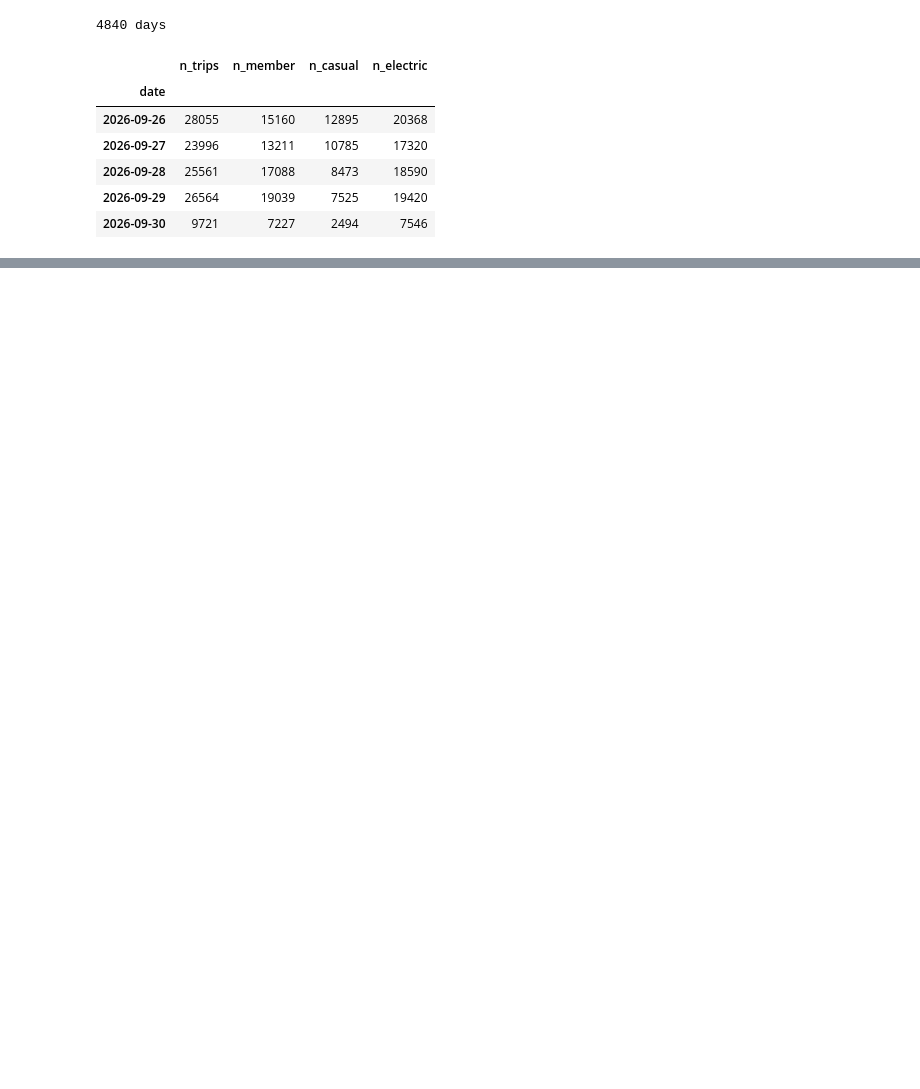
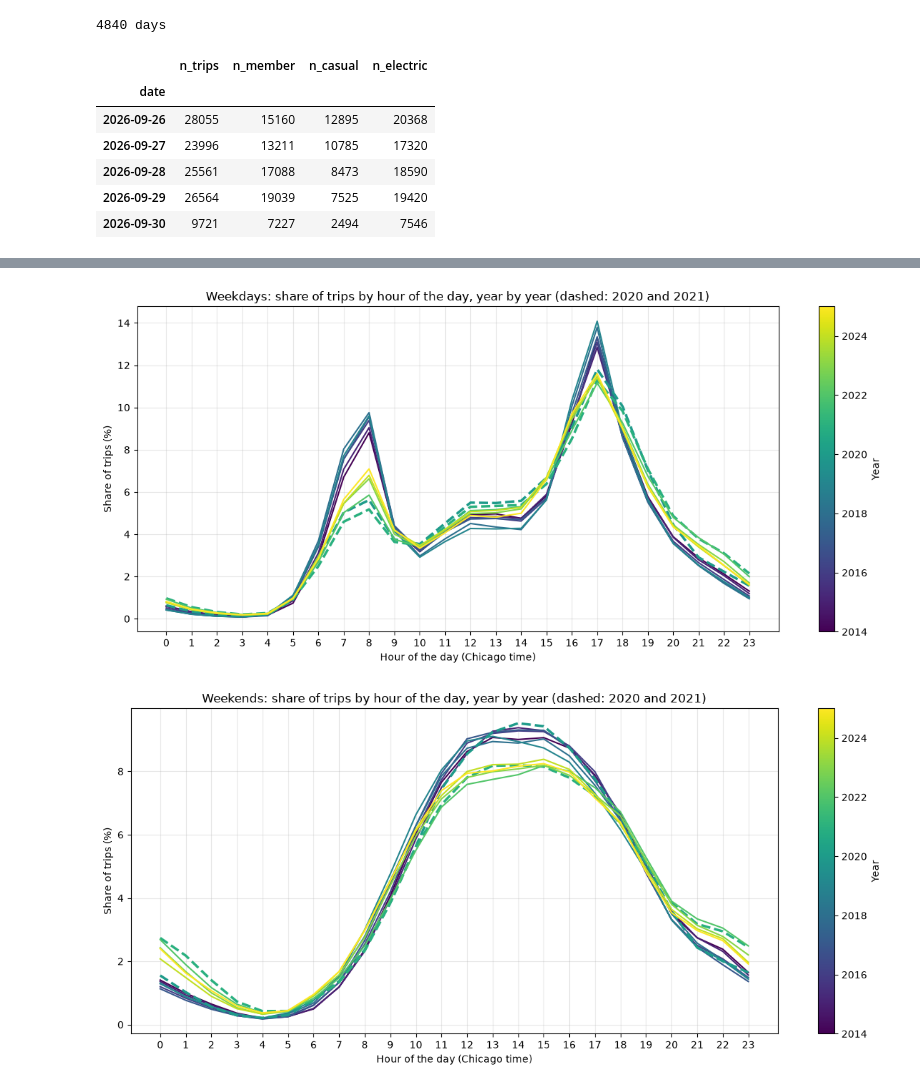
Before and after one commit to laure-cio/ADA-project2026, a Jupyter notebook: jeanne.ipynb, the cells around one changed output, grey strips where cells are left out. Saved outputs shown, nothing was run; the diff lists cells and outputs as text; code cells hidden in the pictures; blank space fills up the shorter version.

```diff
--- a/jeanne.ipynb
+++ b/jeanne.ipynb
@@ -17,0 +45,10 @@ daily_city.tail()
+# %%
+missing = []
+for f in sorted(glob.glob("data/clean/*__*.parquet")):
+    df = pd.read_parquet(f, columns=["started_at", "user_type", "bike_type"])
+    n = df.isna().sum()
+    if n.sum() > 0:
+        missing.append({"file": f.split("/")[-1], **n.to_dict()})
+        print(f.split("/")[-1], n.to_dict(), df["user_type"].unique())
+
+pd.DataFrame(missing)
@@ -17,0 +151,29 @@ daily_city.tail()
+# %%
+import matplotlib as mpl
+
+years = range(2014, 2026)
+cmap = mpl.colormaps["viridis"]
+norm = mpl.colors.Normalize(vmin=min(years), vmax=max(years))
+
+for is_weekend, title in [(False, "Weekdays"), (True, "Weekends")]:
+    sub = h[h["weekend"] == is_weekend]
+
+    fig, ax = plt.subplots(figsize=(12, 5.5))
+    for year in years:
+        counts = sub[sub["year"] == year].groupby("hour_of_day")["n_trips"].sum()
+        ax.plot(counts.index, 100 * counts / counts.sum(), color=cmap(norm(year)),
+                lw=2.5 if year in (2020, 2021) else 1.5,
+                ls="--" if year in (2020, 2021) else "-")
+
+    ax.set_title(f"{title}: share of trips by hour of the day, year by year "
+                 "(dashed: 2020 and 2021)")
+    ax.set_xlabel("Hour of the day (Chicago time)")
+    ax.set_ylabel("Share of trips (%)")
+    ax.set_xticks(range(0, 24))
+    ax.grid(alpha=0.3)
+    fig.colorbar(mpl.cm.ScalarMappable(norm=norm, cmap=cmap), ax=ax, label="Year")
+    plt.tight_layout()
+    plt.show()
+# %% [output]
+[figure, added]
+[figure, added]
```
Also changed, not shown: parts of 78 cells of this notebook, 1 other file.
